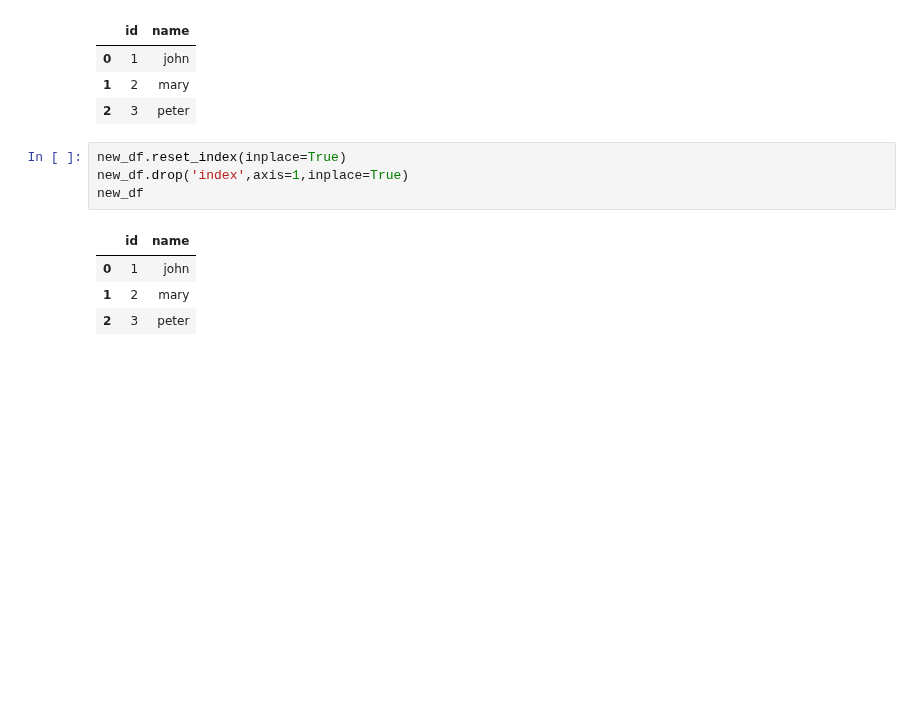
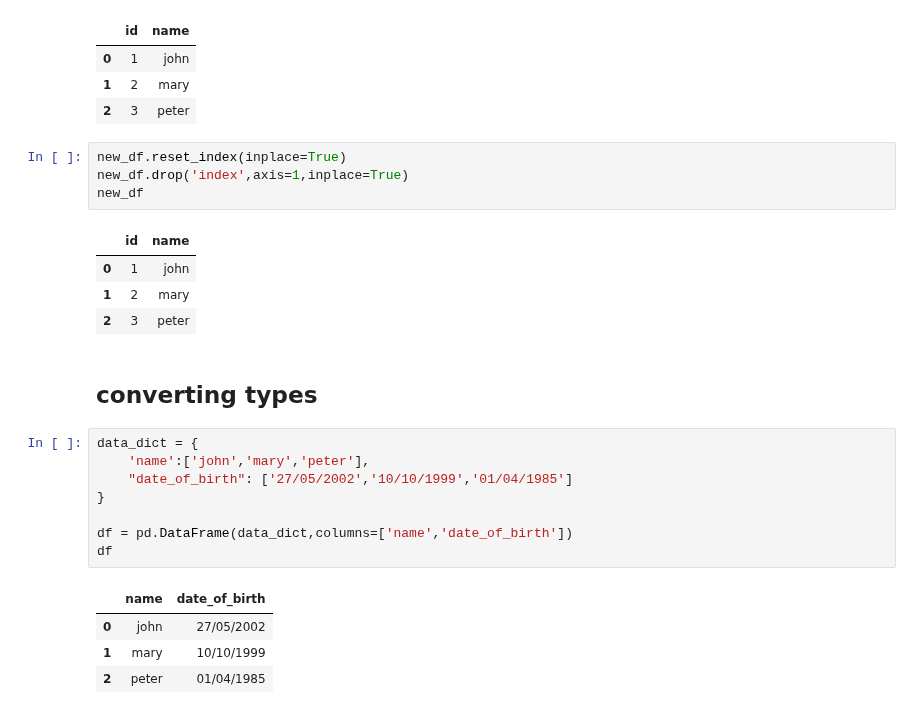
Before and after one commit to queirozfcom/python-sandbox, a Jupyter notebook: pandas-dataframe-by-example/sandbox.ipynb, the cells around one changed output. Drawn from its saved outputs; the diff is of its cells as text; blank space fills up the shorter version.

```diff
--- a/pandas-dataframe-by-example/sandbox.ipynb
+++ b/pandas-dataframe-by-example/sandbox.ipynb
@@ -381,3 +381,18 @@ new_df
 | 0 | 1 | john |
 | 1 | 2 | mary |
 | 2 | 3 | peter |
+# %% [markdown]
+## converting types
+# %%
+data_dict = {
+    'name':['john','mary','peter'],
+    "date_of_birth": ['27/05/2002','10/10/1999','01/04/1985']
+}
+
+df = pd.DataFrame(data_dict,columns=['name','date_of_birth'])
+df
+# %% [output]
+|  | name | date_of_birth |
+| 0 | john | 27/05/2002 |
+| 1 | mary | 10/10/1999 |
+| 2 | peter | 01/04/1985 |
```
Also changed, not shown: parts of 4 cells of this notebook, 19 other files.
